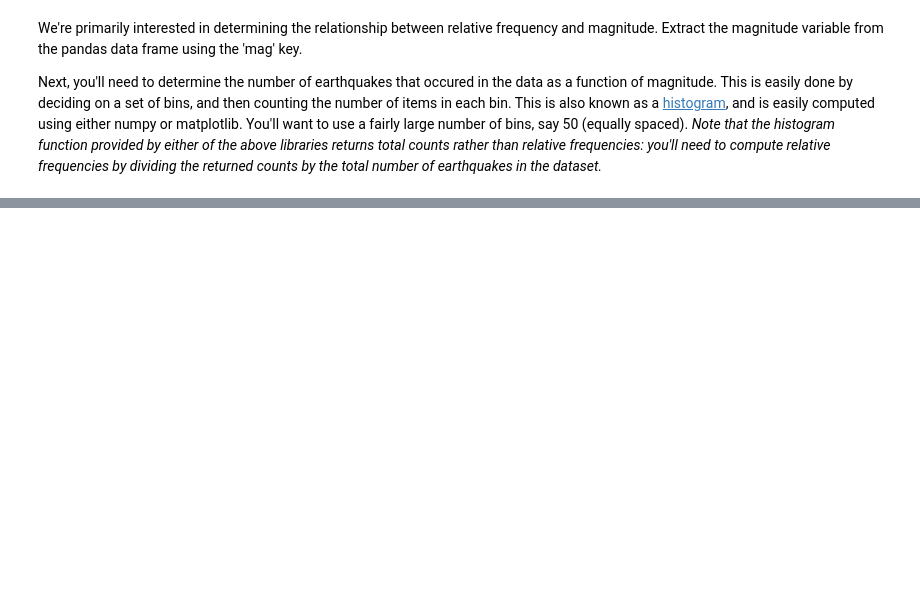
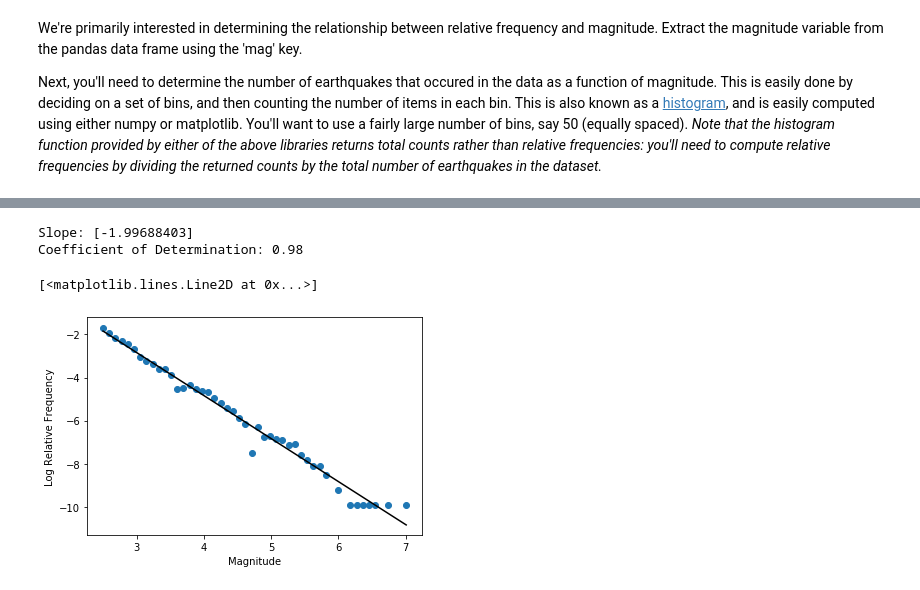
Before and after one commit to UM-CSCI-447-547-Fall-2019/homework-1-st132290, a Jupyter notebook: Homework-1.ipynb, the cells around one changed output, grey strips where cells are left out. Drawn from its saved outputs; the diff is of its cells as text; code cells hidden in the pictures; blank space fills up the shorter version.

```diff
--- a/Homework-1.ipynb
+++ b/Homework-1.ipynb
@@ -51,0 +103,30 @@ Finally, **(40pts) use one of the methods that you developed for linear regressi
+# %%
+from sklearn import datasets, linear_model
+from sklearn.metrics import mean_squared_error, r2_score
+
+#lmag_data1 = lmag_data.replace([np.inf, -np.inf], np.nan)
+#lmag_data1.dropna()
+#lmag_data1
+
+
+regr = linear_model.LinearRegression()
+mag_x = lmag_data6[1]
+mag_y = lmag_data6[0]
+mag_x = np.array(mag_x).reshape((-1, 1))
+regr.fit(mag_x, mag_y)
+
+mag_y_pred = regr.predict(mag_x)
+
+print('Slope:', regr.coef_)
+print('Coefficient of Determination: %.2f' % r2_score(mag_y, mag_y_pred))
+
+plot4 = plt.scatter(mag_x, mag_y)
+plot4 = plt.plot(mag_x, mag_y_pred, color = 'black')
+plt.xlabel('Magnitude')
+plt.ylabel('Log Relative Frequency')
+plot4
+# %% [output]
+Slope: [-1.99688403]
+Coefficient of Determination: 0.98
+[<matplotlib.lines.Line2D at 0x...>]
+[figure, added]
```
Also changed, not shown: parts of 12 cells of this notebook.
